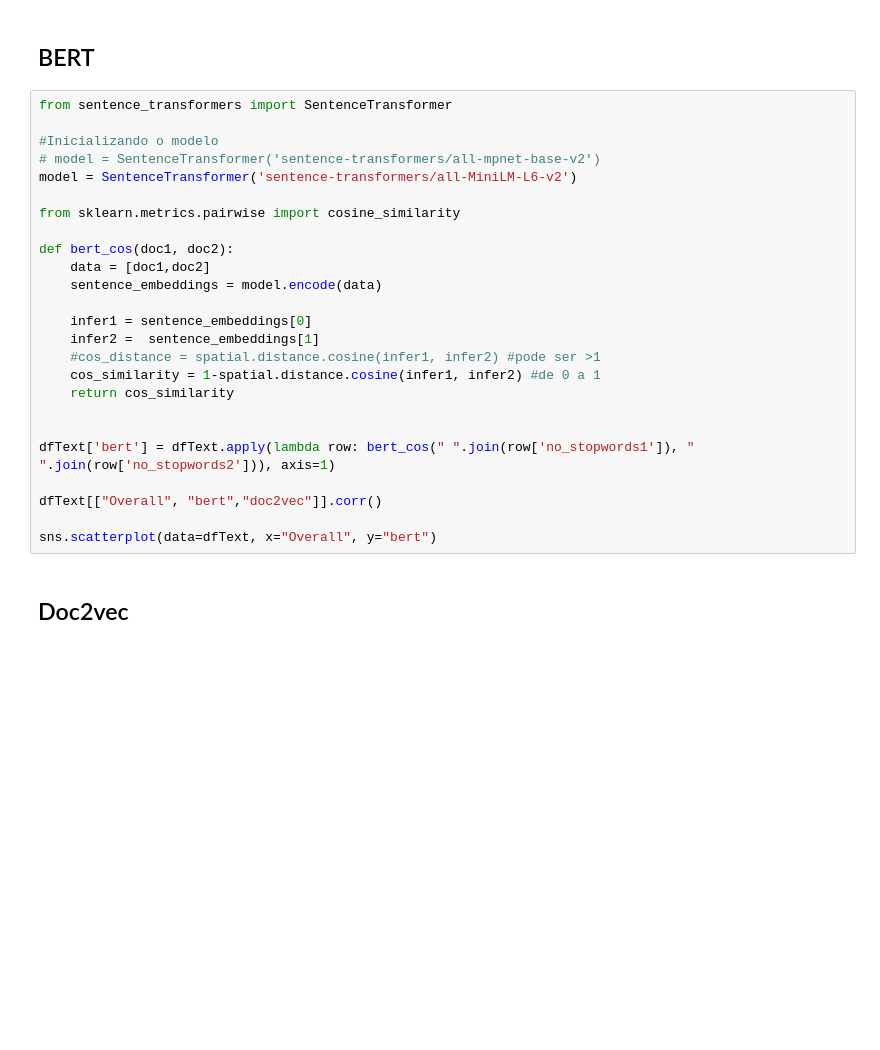
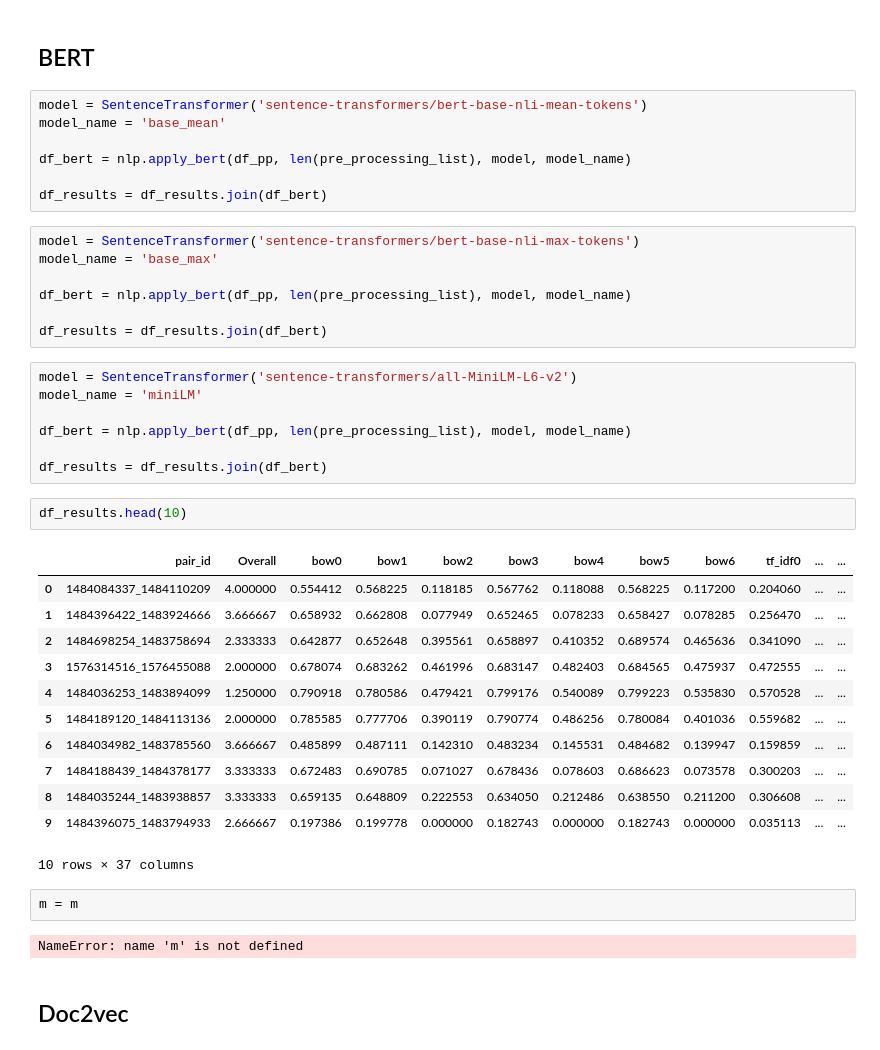
Before and after one commit to mariamaOlive/projeto2-nlp-sidi-residencia, a Jupyter notebook: pipeline_experiment.ipynb, the cells around one changed output. Saved outputs shown, nothing was run; the diff lists cells and outputs as text; blank space fills up the shorter version.

Commit message:
Adicionando BERT no pipeline Co-authored-by: Laianna <Laianna@users.noreply.github.com> Co-authored-by: lucascouri2 <lucascouri2@users.noreply.github.com>

```diff
--- a/pipeline_experiment.ipynb
+++ b/pipeline_experiment.ipynb
@@ -127,31 +129,46 @@ df_results.head(5)
 | 4 | 1484036253_1483894099 | 1.250000 | 0.790918 | 0.780586 | 0.479421 | 0.799176 | 0.540089 | 0.799223 | 0.535830 | 0.570528 | 0.522019 | ... |
 # %% [markdown]
 ## BERT
-# %%
-from sentence_transformers import SentenceTransformer
-
-#Inicializando o modelo
-# model = SentenceTransformer('sentence-transformers/all-mpnet-base-v2')
-model = SentenceTransformer('sentence-transformers/all-MiniLM-L6-v2')
-
-from sklearn.metrics.pairwise import cosine_similarity
-
-def bert_cos(doc1, doc2):
-    data = [doc1,doc2]
-    sentence_embeddings = model.encode(data)
-
-    infer1 = sentence_embeddings[0]
-    infer2 =  sentence_embeddings[1]
-    #cos_distance = spatial.distance.cosine(infer1, infer2) #pode ser >1
-    cos_similarity = 1-spatial.distance.cosine(infer1, infer2) #de 0 a 1
-    return cos_similarity
-
-
-dfText['bert'] = dfText.apply(lambda row: bert_cos(" ".join(row['no_stopwords1']), " ".join(row['no_stopwords2'])), axis=1)
-
-dfText[["Overall", "bert","doc2vec"]].corr()
-
-sns.scatterplot(data=dfText, x="Overall", y="bert")
+# %%
+model = SentenceTransformer('sentence-transformers/bert-base-nli-mean-tokens')
+model_name = 'base_mean'
+
+df_bert = nlp.apply_bert(df_pp, len(pre_processing_list), model, model_name)
+
+df_results = df_results.join(df_bert)
+# %%
+model = SentenceTransformer('sentence-transformers/bert-base-nli-max-tokens')
+model_name = 'base_max'
+
+df_bert = nlp.apply_bert(df_pp, len(pre_processing_list), model, model_name)
+
+df_results = df_results.join(df_bert)
+# %%
+model = SentenceTransformer('sentence-transformers/all-MiniLM-L6-v2')
+model_name = 'miniLM'
+
+df_bert = nlp.apply_bert(df_pp, len(pre_processing_list), model, model_name)
+
+df_results = df_results.join(df_bert)
+# %%
+df_results.head(10)
+# %% [output]
+|  | pair_id | Overall | bow0 | bow1 | bow2 | bow3 | bow4 | bow5 | bow6 | tf_idf0 | ... | ... |
+| 0 | 1484084337_1484110209 | 4.000000 | 0.554412 | 0.568225 | 0.118185 | 0.567762 | 0.118088 | 0.568225 | 0.117200 | 0.204060 | ... | ... |
+| 1 | 1484396422_1483924666 | 3.666667 | 0.658932 | 0.662808 | 0.077949 | 0.652465 | 0.078233 | 0.658427 | 0.078285 | 0.256470 | ... | ... |
+| 2 | 1484698254_1483758694 | 2.333333 | 0.642877 | 0.652648 | 0.395561 | 0.658897 | 0.410352 | 0.689574 | 0.465636 | 0.341090 | ... | ... |
+| 3 | 1576314516_1576455088 | 2.000000 | 0.678074 | 0.683262 | 0.461996 | 0.683147 | 0.482403 | 0.684565 | 0.475937 | 0.472555 | ... | ... |
+| 4 | 1484036253_1483894099 | 1.250000 | 0.790918 | 0.780586 | 0.479421 | 0.799176 | 0.540089 | 0.799223 | 0.535830 | 0.570528 | ... | ... |
+| 5 | 1484189120_1484113136 | 2.000000 | 0.785585 | 0.777706 | 0.390119 | 0.790774 | 0.486256 | 0.780084 | 0.401036 | 0.559682 | ... | ... |
+| 6 | 1484034982_1483785560 | 3.666667 | 0.485899 | 0.487111 | 0.142310 | 0.483234 | 0.145531 | 0.484682 | 0.139947 | 0.159859 | ... | ... |
+| 7 | 1484188439_1484378177 | 3.333333 | 0.672483 | 0.690785 | 0.071027 | 0.678436 | 0.078603 | 0.686623 | 0.073578 | 0.300203 | ... | ... |
+| 8 | 1484035244_1483938857 | 3.333333 | 0.659135 | 0.648809 | 0.222553 | 0.634050 | 0.212486 | 0.638550 | 0.211200 | 0.306608 | ... | ... |
+| 9 | 1484396075_1483794933 | 2.666667 | 0.197386 | 0.199778 | 0.000000 | 0.182743 | 0.000000 | 0.182743 | 0.000000 | 0.035113 | ... | ... |
+10 rows × 37 columns
+# %%
+m = m
+# %% [output]
+NameError: name 'm' is not defined
 # %% [markdown]
 ## Doc2vec
 # %%
```
Also changed, not shown: parts of 1 cell of this notebook, 1 other file.
